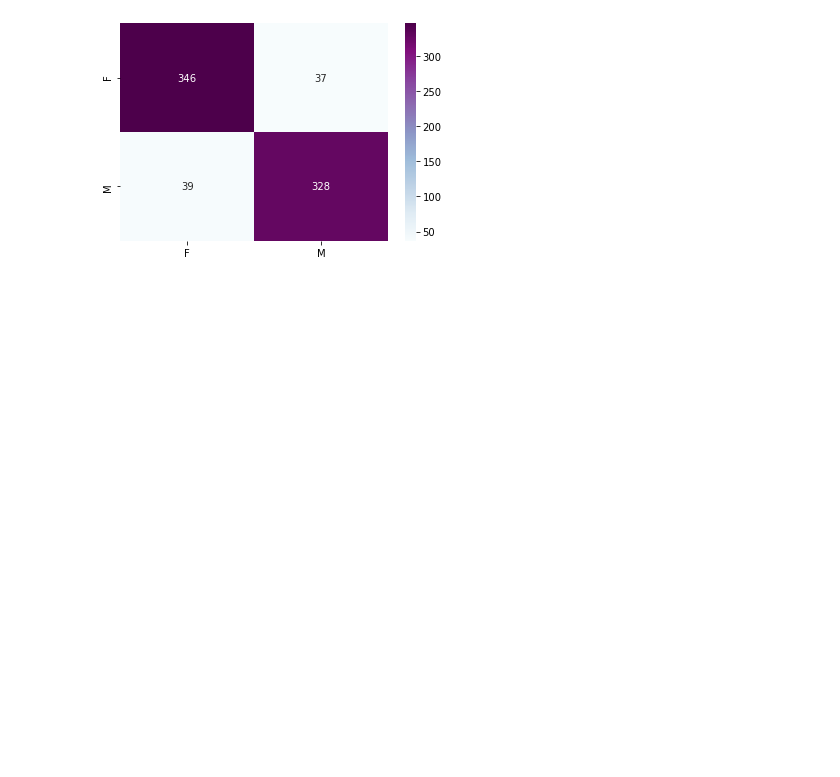
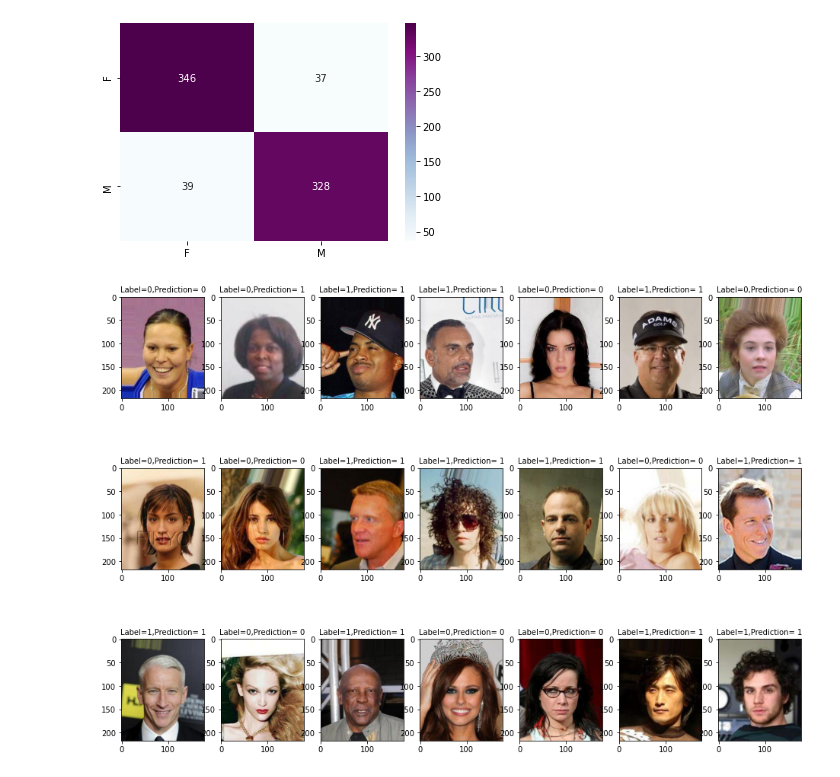
Before and after one commit to xeniakal/AMLS_20-21_SN20159465, a Jupyter notebook: A1/GenderClassification.ipynb, the cells around one changed output. Cells and saved outputs as stored; diff of their text form; code cells hidden in the pictures; blank space fills up the shorter version.

```diff
--- a/A1/GenderClassification.ipynb
+++ b/A1/GenderClassification.ipynb
@@ -1016,10 +1026,10 @@ https://www.geeksforgeeks.org/keras-fit-and-keras-fit_generator/
 size=(218,178)
 grayscale=False
 reshaped_images=create_flattened_dataset(images,size,grayscale)
-X_train, X_test, X_dev, y_train, y_test, y_dev=train_dev_test_split(reshaped_images, labels)
-y_train=y_train.replace(-1,0)
-y_dev=y_dev.replace(-1,0)
-y_test=y_test.replace(-1,0)
+X_train_img, X_test_img, X_dev_img, y_train_img, y_test_img, y_dev_img=train_dev_test_split(reshaped_images, labels)
+y_train_img=y_train_img.replace(-1,0)
+y_dev_img=y_dev_img.replace(-1,0)
+y_test_img=y_test_img.replace(-1,0)
 # %% [output]
 Dataset type before stacking rows: <class 'pandas.core.series.Series'> with shape: (5000,)
 Dataset type after stacking rows: <class 'numpy.ndarray'> with shape: (5000, 116412)
@@ -1027,14 +1037,14 @@ Convert 2D np array to pd again...
 Train Set: (3500, 116412) | Dev Set: (750, 116412) | Test Set: (750, 116412)
 # %%
 #reshape to RGB size to feed in the NN
-X_train = X_train.to_numpy()
-X_dev = X_dev.to_numpy()
-X_test = X_test.to_numpy()
-print('Before: ', X_train.shape, X_dev.shape)
-X_train=X_train.reshape((X_train.shape[0], 218,178, 3))
-X_dev=X_dev.reshape((X_dev.shape[0], 218,178, 3))
-print('After: ', X_train.shape, X_dev.shape)
-X_test=X_test.reshape((X_test.shape[0], 218,178, 3))
+X_train_img = X_train_img.to_numpy()
+X_dev_img = X_dev_img.to_numpy()
+X_test_img = X_test_img.to_numpy()
+print('Before: ', X_train_img.shape, X_dev_img.shape)
+X_train_img=X_train_img.reshape((X_train_img.shape[0], 218,178, 3))
+X_dev_img=X_dev_img.reshape((X_dev_img.shape[0], 218,178, 3))
+print('After: ', X_train_img.shape, X_dev_img.shape)
+X_test_img=X_test_img.reshape((X_test_img.shape[0], 218,178, 3))
 # %% [output]
 Before:  (3500, 116412) (750, 116412)
 After:  (3500, 218, 178, 3) (750, 218, 178, 3)
@@ -1085,10 +1095,10 @@ model.save('best.augm_model.h5')
 #create checkpoint to store the best fitted weights
 checkpointer = ModelCheckpoint(filepath='weights.best.augm_model.hdf5',
                                verbose=1, save_best_only=True)
-datagen.fit(X_train)
+datagen.fit(X_train_img)
 
 train_generator = datagen.flow(
-X_train, y_train,
+X_train_img, y_train_img,
 batch_size=BATCH_SIZE,
 )
 # %%
@@ -1208,13 +1218,13 @@ _________________________________________________________________
 # %%
 checkpointer = ModelCheckpoint(filepath='weights.best.inc.hdf5',
                                verbose=1, save_best_only=True)
-datagen.fit(X_train)
+datagen.fit(X_train_img)
 train_generator = datagen.flow(
-X_train, y_train,
+X_train_img, y_train_img,
 BATCH_SIZE=100, # 100 data in each batch
 )
 hist = model.fit_generator(train_generator
-                     , validation_data = (X_dev, y_dev)
+                     , validation_data = (X_dev_img, y_dev_img)
                       , steps_per_epoch= X_train.shape[0]/BATCH_SIZE
                       , epochs= 20
                       , callbacks=[checkpointer]
@@ -1357,3 +1367,7 @@ weighted avg       0.90      0.90      0.90       750
 
 Accuracy Score:  89.867%
 [figure]
+# %%
+plot_images_true_predicted_gender(X_test,y_test,y_pred,images_folder)
+# %% [output]
+[figure, added]
```
Also changed, not shown: parts of 12 cells of this notebook.
